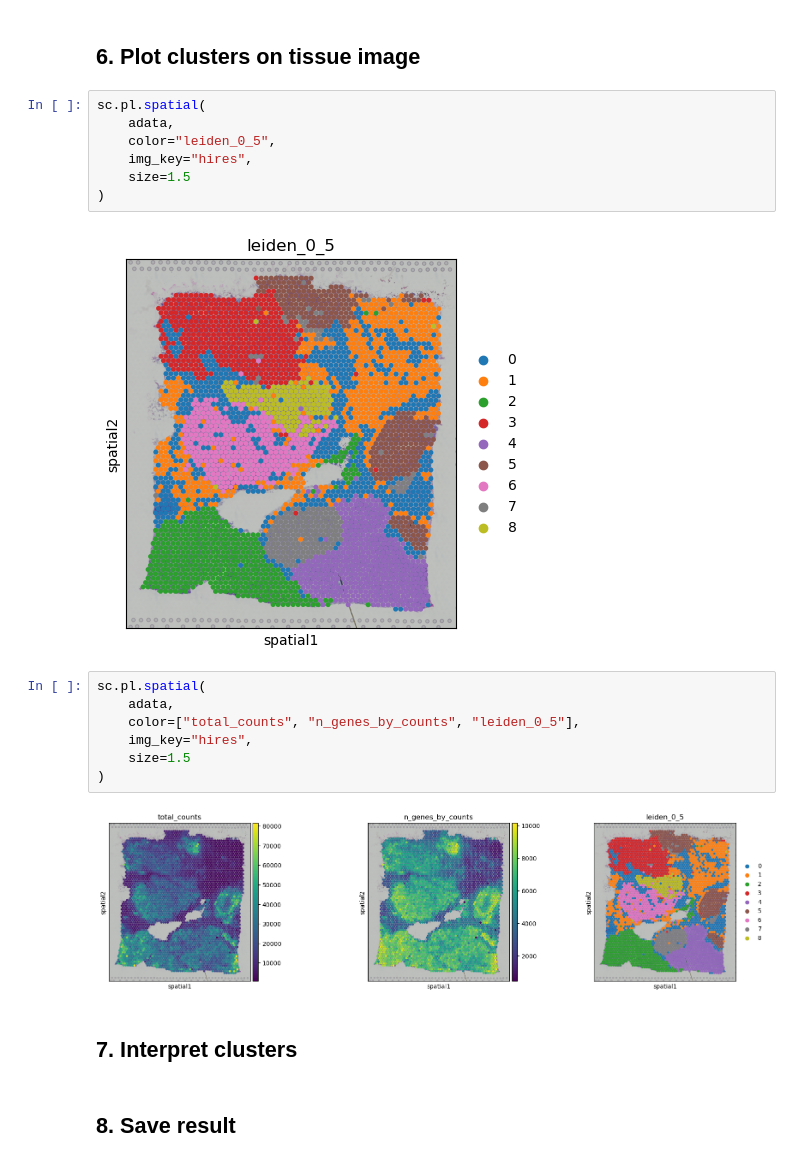
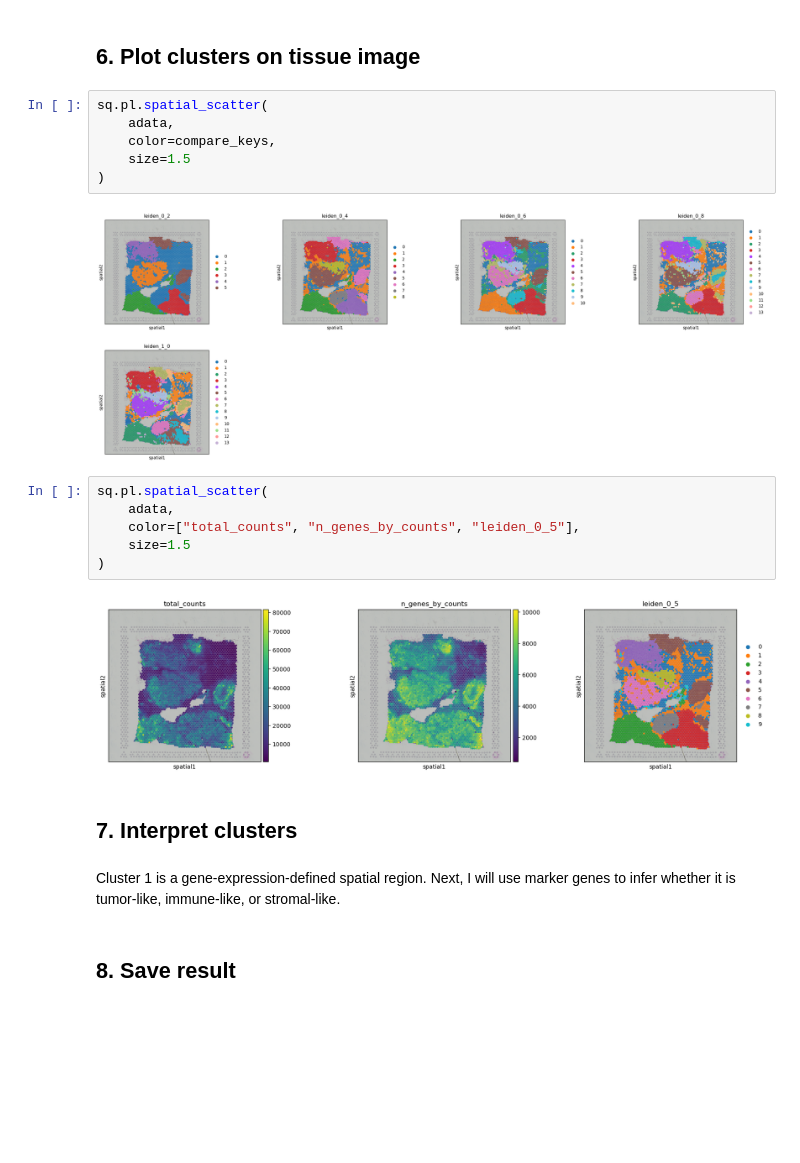
Before and after one commit to dtquocbao/Spatial-AI-for-Breast-Cancer-Tumor-Microenvironment-Mapping, a Jupyter notebook: notebooks/03_clustering.ipynb, the cells around one changed output. Drawn from its saved outputs; the diff is of its cells as text; blank space fills up the shorter version.

```diff
--- a/notebooks/03_clustering.ipynb
+++ b/notebooks/03_clustering.ipynb
@@ -117,25 +105,25 @@ sc.pl.umap(
 # %% [markdown]
 ## 6. Plot clusters on tissue image
 # %%
-sc.pl.spatial(
+sq.pl.spatial_scatter(
     adata,
-    color="leiden_0_5",
-    img_key="hires",
+    color=compare_keys,
     size=1.5
 )
 # %% [output]
-[figure, old version]
+[figure, new version]
 # %%
-sc.pl.spatial(
+sq.pl.spatial_scatter(
     adata,
     color=["total_counts", "n_genes_by_counts", "leiden_0_5"],
-    img_key="hires",
     size=1.5
 )
 # %% [output]
-[figure, old version]
+[figure, new version]
 # %% [markdown]
 ## 7. Interpret clusters
+# %% [markdown]
+Cluster 1 is a gene-expression-defined spatial region. Next, I will use marker genes to infer whether it is tumor-like, immune-like, or stromal-like.
 # %% [markdown]
 ## 8. Save result
 # %%
```
Also changed, not shown: parts of 6 cells of this notebook, 5 other files.
